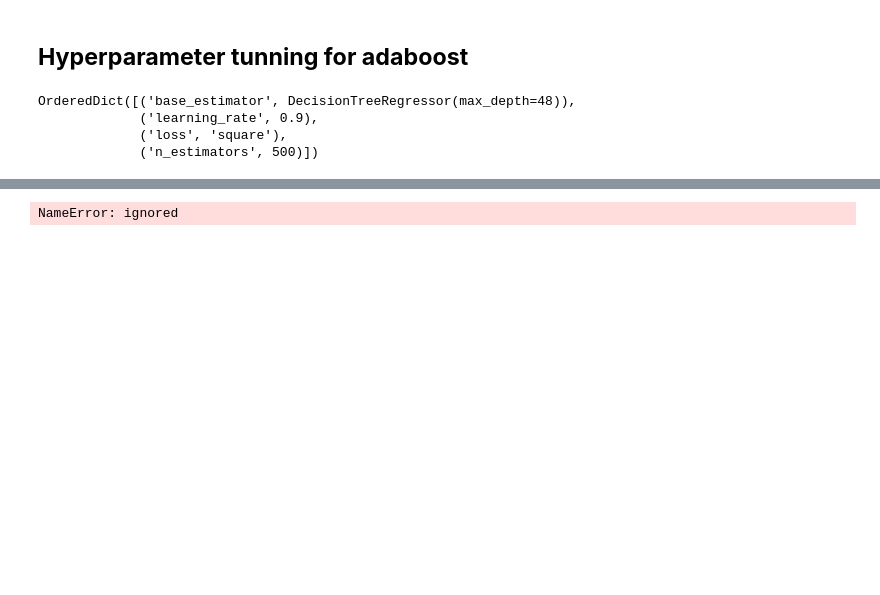
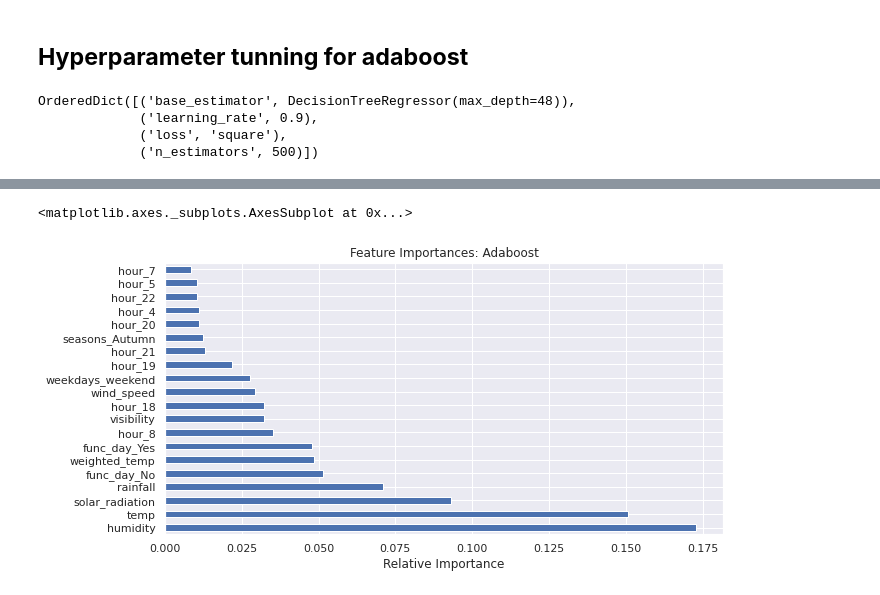
Before and after one commit to vaibhav251999/bike-sharing-demand-prediction, a Jupyter notebook: vaibhav_Bike_Sharing_Demand_Prediction_Capstone_Project.ipynb, the cells around one changed output, grey strips where cells are left out. Saved outputs shown, nothing was run; the diff lists cells and outputs as text; code cells hidden in the pictures; blank space fills up the shorter version.

```diff
--- a/vaibhav_Bike_Sharing_Demand_Prediction_Capstone_Project.ipynb
+++ b/vaibhav_Bike_Sharing_Demand_Prediction_Capstone_Project.ipynb
@@ -968,7 +1001,7 @@ OrderedDict([('base_estimator', DecisionTreeRegressor(max_depth=48)),
              ('loss', 'square'),
              ('n_estimators', 500)])
 # %%
-adaboost_model = AdaBoostRegressor(base_estimator=DecisionTreeRegressor(max_depth=40), n_estimators=500, learning_rate=0.9, loss='square', random_state=0)
+adaboost_model = AdaBoostRegressor(base_estimator=DecisionTreeRegressor(max_depth=48), n_estimators=500, learning_rate=0.9, loss='square', random_state=0)
 
 # fit
 adaboost_model.fit(X_train,y_train)
@@ -1014,6 +1018,11 @@ import shap
-# %%
-#Get shap values
-explainer = shap.Explainer(xgb_model)
-shap_values = explainer(X_test)
-# %% [output]
-NameError: ignored
+# %%
+# Feature importances
+
+dt_feat_imp = pd.Series(adaboost_model.feature_importances_, index=X.columns)
+plt.figure(figsize=(10,5))
+plt.title('Feature Importances: Adaboost')
+plt.xlabel('Relative Importance')
+dt_feat_imp.nlargest(20).plot(kind='barh')
+# %% [output]
+<matplotlib.axes._subplots.AxesSubplot at 0x...>
+[figure, added]
```
Also changed, not shown: parts of 25 cells of this notebook.
